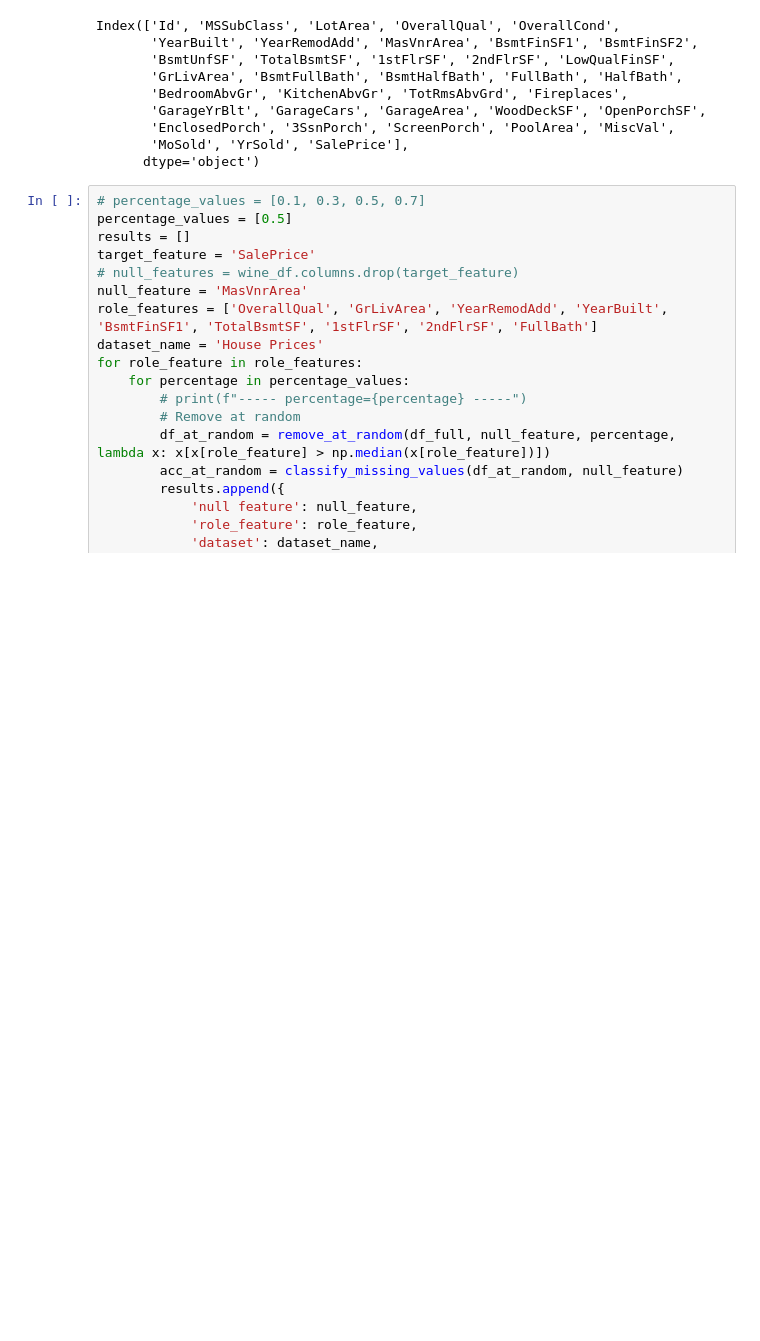
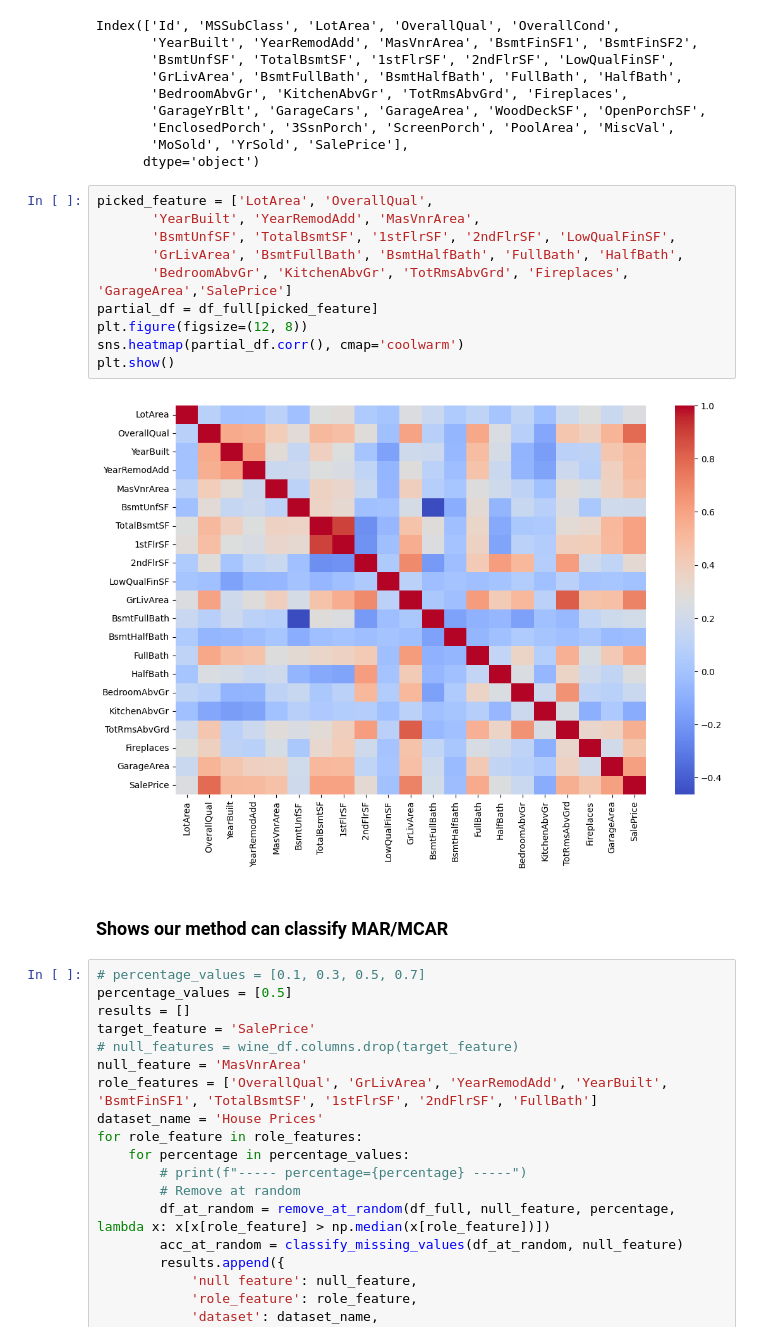
Before and after one commit to matansol/missing_values_project, a Jupyter notebook: missing_value_project.ipynb, the cells around one changed output. Cells and saved outputs as stored; diff of their text form; blank space fills up the shorter version.

```diff
--- a/missing_value_project.ipynb
+++ b/missing_value_project.ipynb
@@ -1158,6 +1143,20 @@ Index(['Id', 'MSSubClass', 'LotArea', 'OverallQual', 'OverallCond',
        'EnclosedPorch', '3SsnPorch', 'ScreenPorch', 'PoolArea', 'MiscVal',
        'MoSold', 'YrSold', 'SalePrice'],
       dtype='object')
+# %%
+picked_feature = ['LotArea', 'OverallQual',
+       'YearBuilt', 'YearRemodAdd', 'MasVnrArea',
+       'BsmtUnfSF', 'TotalBsmtSF', '1stFlrSF', '2ndFlrSF', 'LowQualFinSF',
+       'GrLivArea', 'BsmtFullBath', 'BsmtHalfBath', 'FullBath', 'HalfBath',
+       'BedroomAbvGr', 'KitchenAbvGr', 'TotRmsAbvGrd', 'Fireplaces', 'GarageArea','SalePrice']
+partial_df = df_full[picked_feature]
+plt.figure(figsize=(12, 8))
+sns.heatmap(partial_df.corr(), cmap='coolwarm')
+plt.show()
+# %% [output]
+[figure, added]
+# %% [markdown]
+### Shows our method can classify MAR/MCAR
 # %%
 # percentage_values = [0.1, 0.3, 0.5, 0.7]
 percentage_values = [0.5]
```
Also changed, not shown: parts of 31 cells of this notebook.
